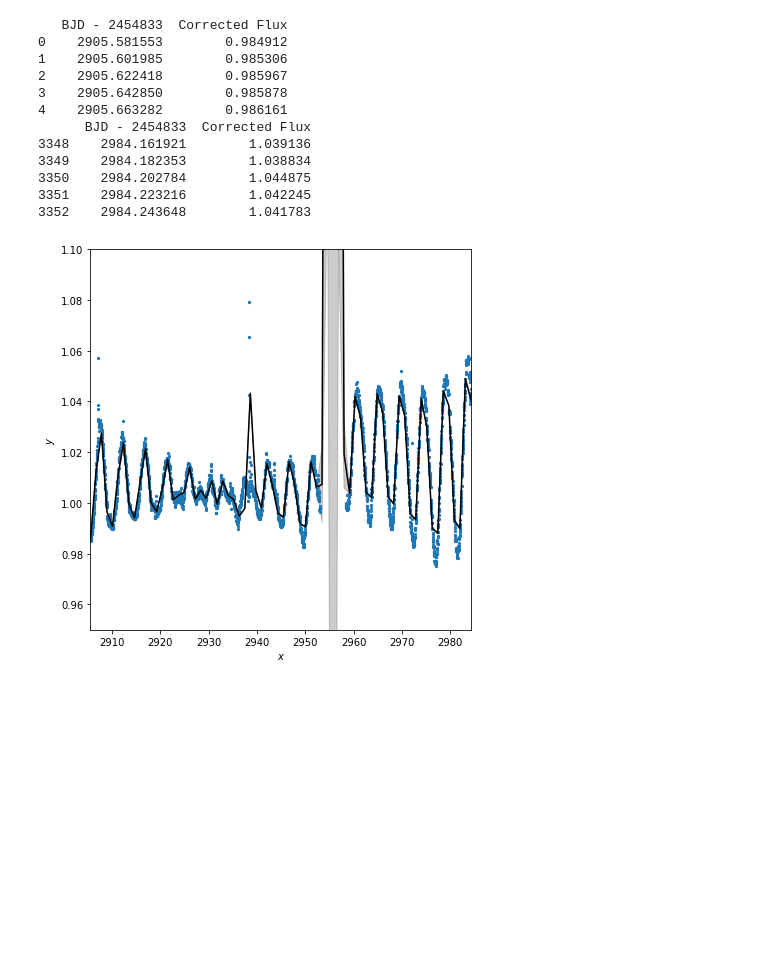
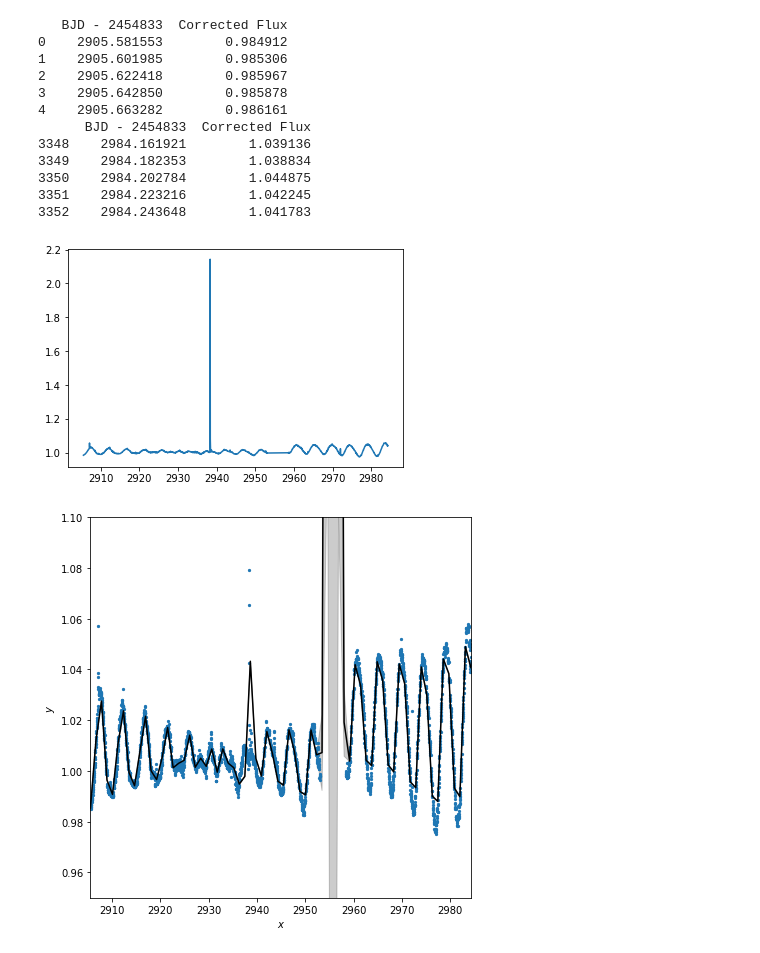
Before and after one commit to exoclam/epic-246301900, a Jupyter notebook: gp.ipynb, the cells around one changed output. Cells and saved outputs as stored; diff of their text form; code cells hidden in the pictures; blank space fills up the shorter version.

```diff
--- a/gp.ipynb
+++ b/gp.ipynb
@@ -52,4 +64,9 @@ print(ts.tail())
 3350    2984.202784        1.044875
 3351    2984.223216        1.042245
 3352    2984.243648        1.041783
+# %%
+pl.plot(ts["BJD - 2454833"], ts["Corrected Flux"])
+pl.show()
+# %% [output]
+[figure, added]
 # %%
```
Also changed, not shown: parts of 44 cells of this notebook.
